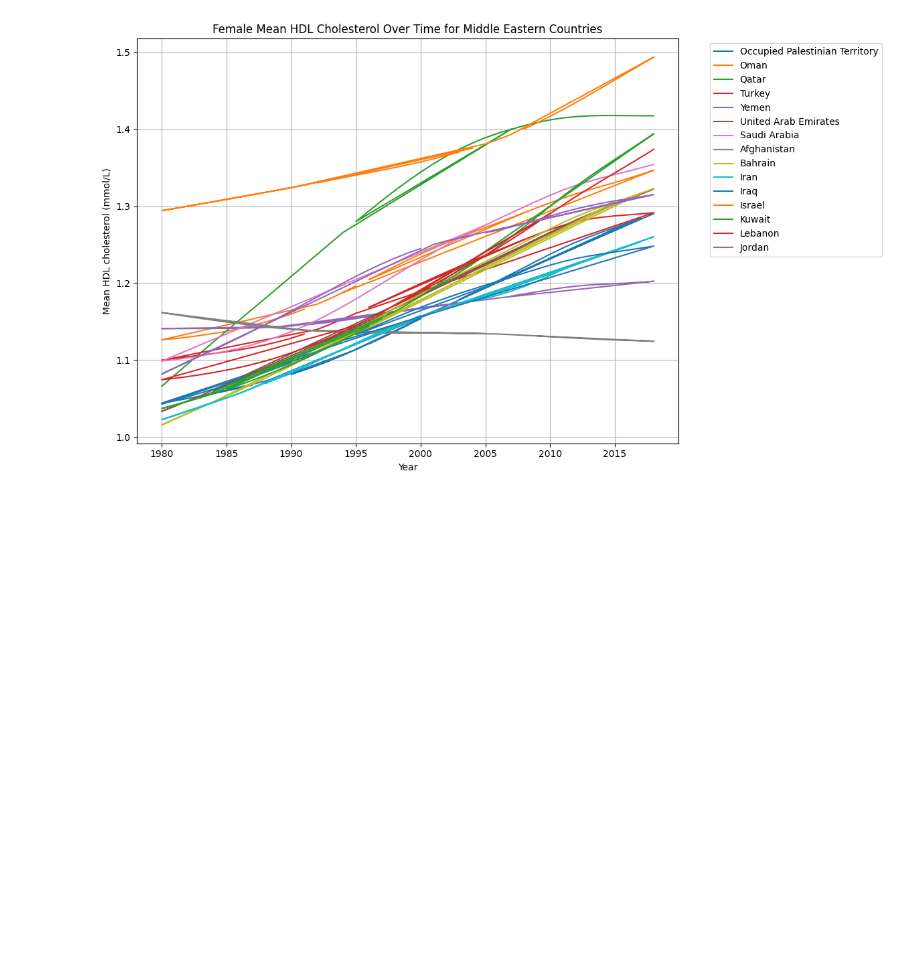
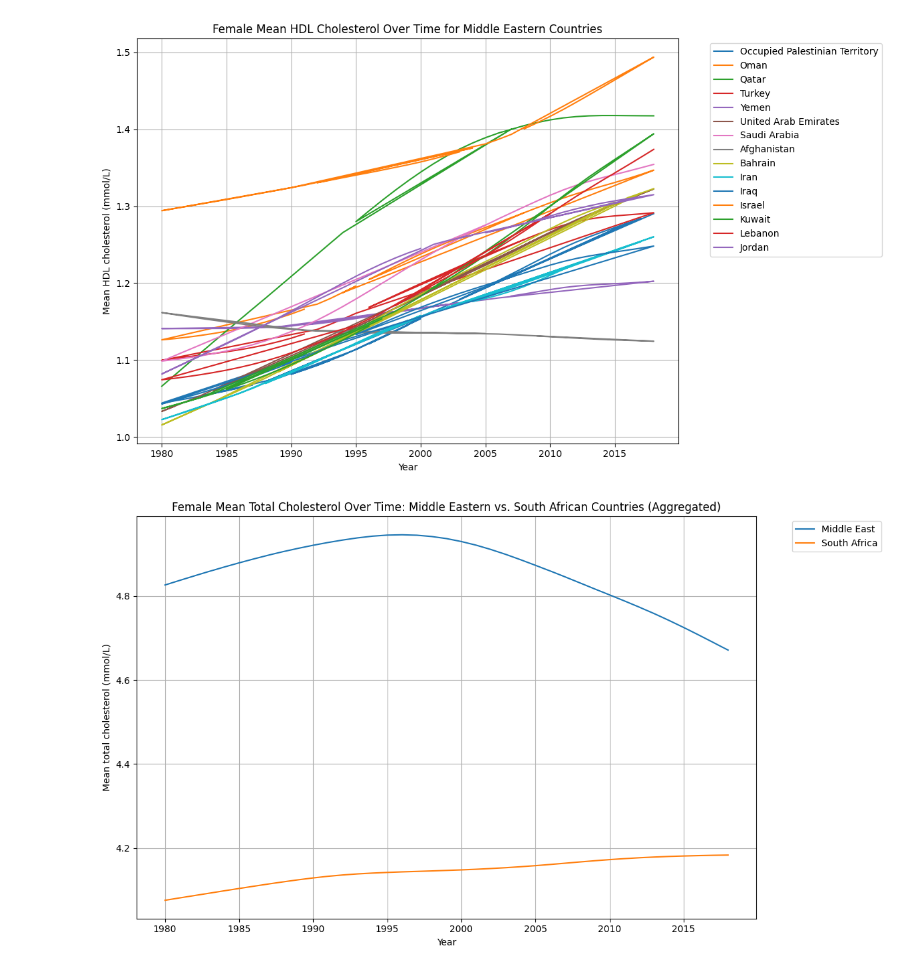
Before and after one commit to muminat58/dsrp_2026, a Jupyter notebook: DSPR_2026_Muminat.ipynb, the cells around one changed output. Cells and saved outputs as stored; diff of their text form; code cells hidden in the pictures; blank space fills up the shorter version.

```diff
--- a/DSPR_2026_Muminat.ipynb
+++ b/DSPR_2026_Muminat.ipynb
@@ -299,3 +299,46 @@ plt.tight_layout()
 plt.show()
 # %% [output]
 [figure]
+# %%
+middle_eastern_countries = [
+    'Afghanistan', 'Bahrain', 'Iran', 'Iraq', 'Israel', 'Jordan', 'Kuwait',
+    'Lebanon', 'Oman', 'Occupied Palestinian Territory', 'Qatar', 'Saudi Arabia',
+    'Syria', 'Turkey', 'United Arab Emirates', 'Yemen'
+]
+south_african_countries = [
+    'South Africa', 'Angola', 'Botswana', 'Comoros', 'Eswatini', 'Lesotho', 'Madagascar',
+    'Malawi', 'Mauritius', 'Mozambique', 'Namibia', 'Zambia', 'Zimbabwe'
+]
+
+female_df = df[df['Sex'] == 'Women']
+
+middle_eastern_female_df = female_df[female_df['Country/Region/World'].isin(middle_eastern_countries)]
+south_african_female_df = female_df[female_df['Country/Region/World'].isin(south_african_countries)]
+
+# Calculate mean cholesterol for each region per year
+middle_eastern_mean_cholesterol = middle_eastern_female_df.groupby('Year')['Mean total cholesterol (mmol/L)'].mean().reset_index()
+south_african_mean_cholesterol = south_african_female_df.groupby('Year')['Mean total cholesterol (mmol/L)'].mean().reset_index()
+
+plt.figure(figsize=(12, 7))
+
+plt.plot(
+    middle_eastern_mean_cholesterol['Year'],
+    middle_eastern_mean_cholesterol['Mean total cholesterol (mmol/L)'],
+    label='Middle East'
+)
+
+plt.plot(
+    south_african_mean_cholesterol['Year'],
+    south_african_mean_cholesterol['Mean total cholesterol (mmol/L)'],
+    label='South Africa'
+)
+
+plt.title('Female Mean Total Cholesterol Over Time: Middle Eastern vs. South African Countries (Aggregated)')
+plt.xlabel('Year')
+plt.ylabel('Mean total cholesterol (mmol/L)')
+plt.legend(bbox_to_anchor=(1.05, 1), loc='upper left')
+plt.grid(True)
+plt.tight_layout()
+plt.show()
+# %% [output]
+[figure, added]
```
Also changed, not shown: parts of 2 cells of this notebook.
